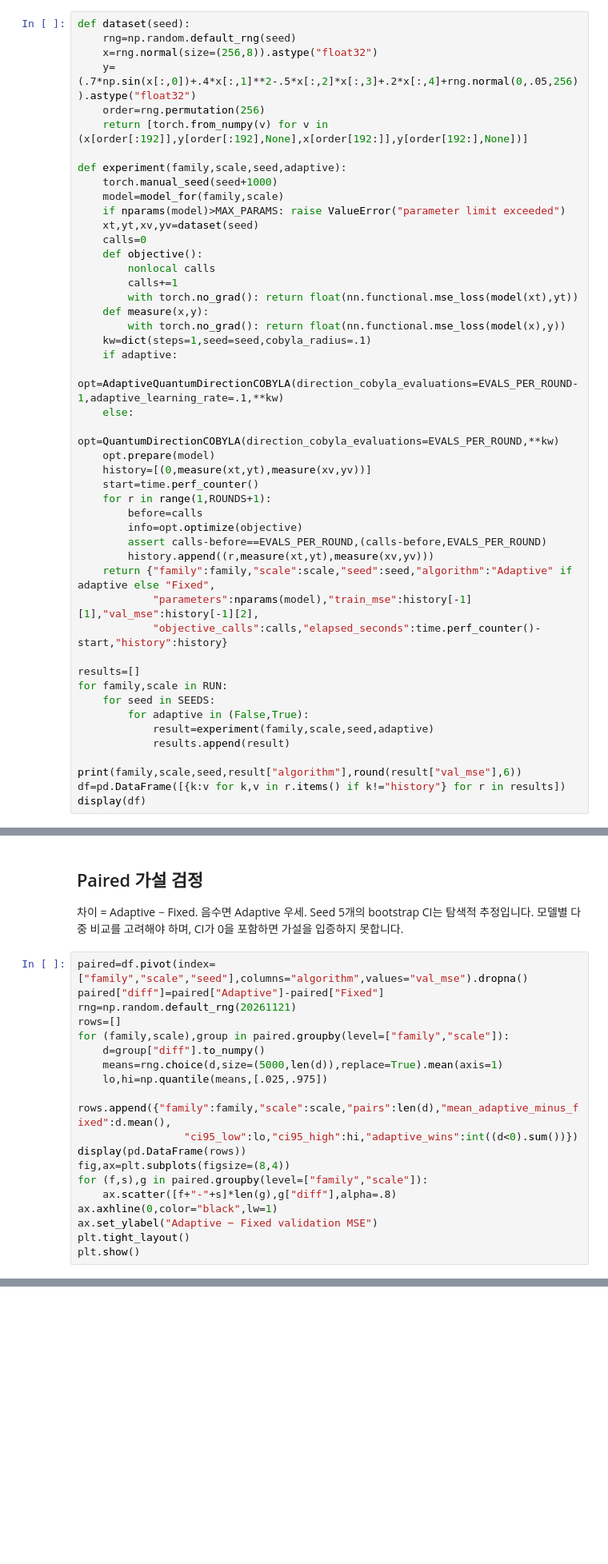
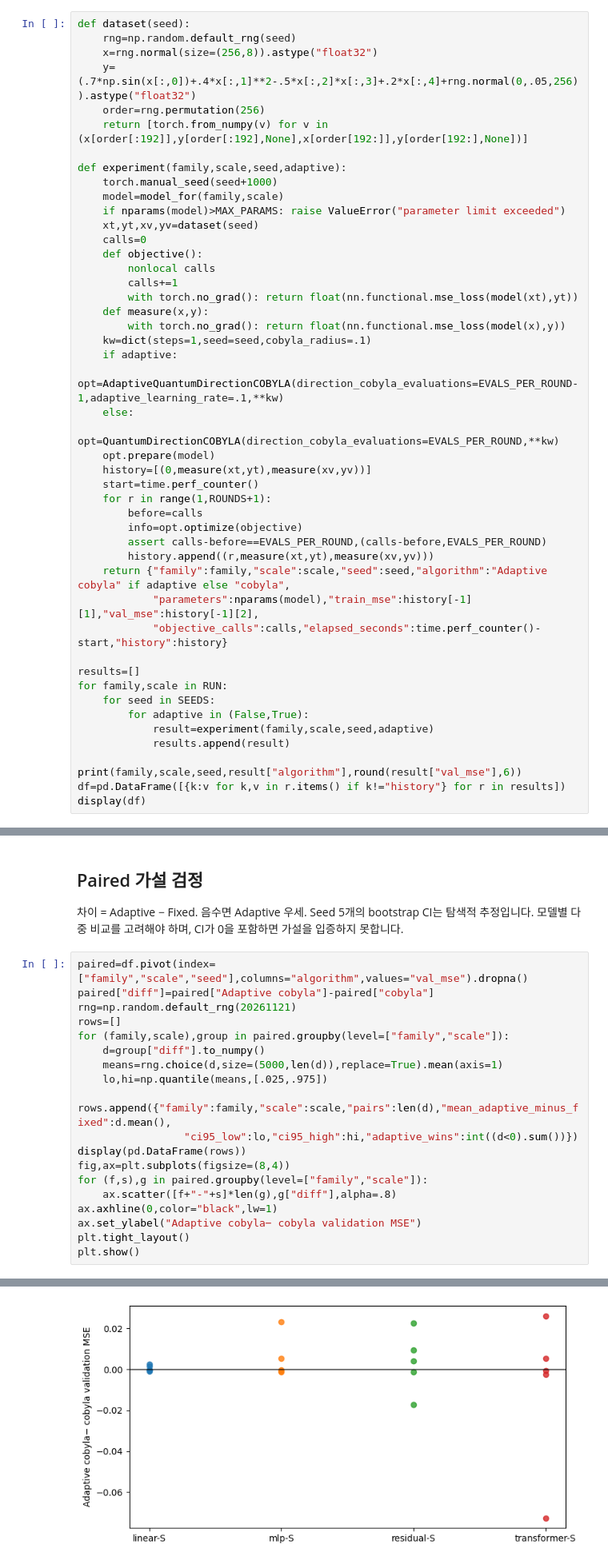
Before and after one commit to withlionbuddha/for-pragmatic-learners, a Jupyter notebook: quantum/src/notebooks/adaptive_Q_cobyla_vs_Q_cobyla.ipynb, the cells around one changed output, grey strips where cells are left out. Shown at 80% size. Drawn from its saved outputs; the diff is of its cells as text; blank space fills up the shorter version.

Commit message:
[fix] Fixed => cobyla

```diff
--- a/quantum/src/notebooks/adaptive_Q_cobyla_vs_Q_cobyla.ipynb
+++ b/quantum/src/notebooks/adaptive_Q_cobyla_vs_Q_cobyla.ipynb
@@ -104,7 +131,7 @@ def experiment(family,scale,seed,adaptive):
         info=opt.optimize(objective)
         assert calls-before==EVALS_PER_ROUND,(calls-before,EVALS_PER_ROUND)
         history.append((r,measure(xt,yt),measure(xv,yv)))
-    return {"family":family,"scale":scale,"seed":seed,"algorithm":"Adaptive" if adaptive else "Fixed",
+    return {"family":family,"scale":scale,"seed":seed,"algorithm":"Adaptive cobyla" if adaptive else "cobyla",
             "parameters":nparams(model),"train_mse":history[-1][1],"val_mse":history[-1][2],
             "objective_calls":calls,"elapsed_seconds":time.perf_counter()-start,"history":history}
 
@@ -123,7 +185,7 @@ display(df)
 차이 = Adaptive − Fixed. 음수면 Adaptive 우세. Seed 5개의 bootstrap CI는 탐색적 추정입니다. 모델별 다중 비교를 고려해야 하며, CI가 0을 포함하면 가설을 입증하지 못합니다.
 # %%
 paired=df.pivot(index=["family","scale","seed"],columns="algorithm",values="val_mse").dropna()
-paired["diff"]=paired["Adaptive"]-paired["Fixed"]
+paired["diff"]=paired["Adaptive cobyla"]-paired["cobyla"]
 rng=np.random.default_rng(20261121)
 rows=[]
 for (family,scale),group in paired.groupby(level=["family","scale"]):
@@ -137,6 +199,7 @@ fig,ax=plt.subplots(figsize=(8,4))
 for (f,s),g in paired.groupby(level=["family","scale"]):
     ax.scatter([f+"-"+s]*len(g),g["diff"],alpha=.8)
 ax.axhline(0,color="black",lw=1)
-ax.set_ylabel("Adaptive − Fixed validation MSE")
+ax.set_ylabel("Adaptive cobyla− cobyla validation MSE")
 plt.tight_layout()
 plt.show()
+# %% [output]
@@ -143,3 +211,4 @@ plt.show()
+[figure, added]
 # %%
 fig,ax=plt.subplots(figsize=(9,5))
 for family,scale in RUN:
```
Also changed, not shown: parts of 6 cells of this notebook.
